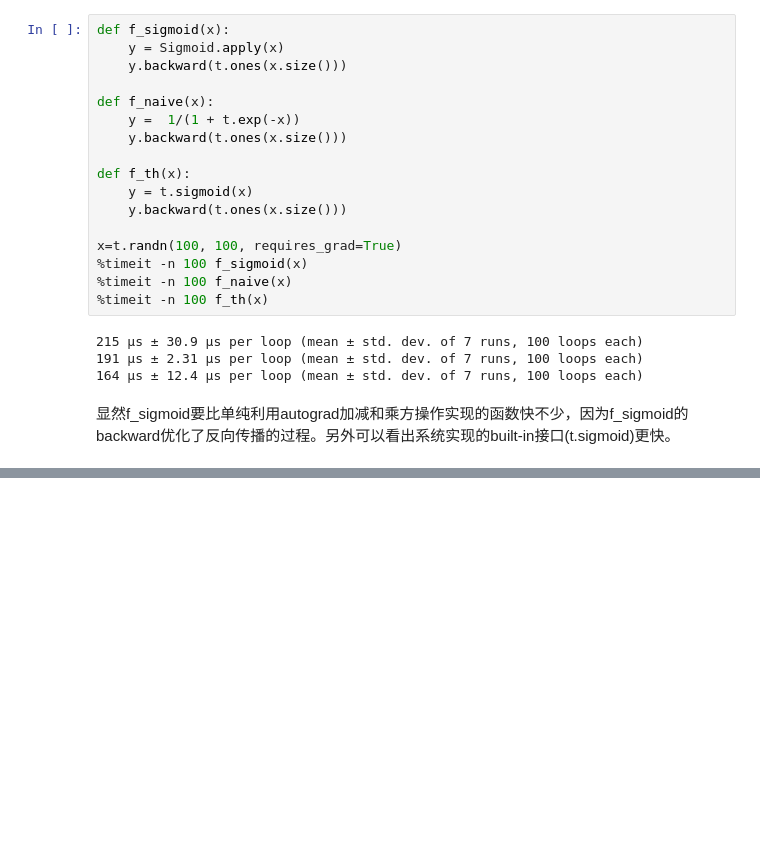
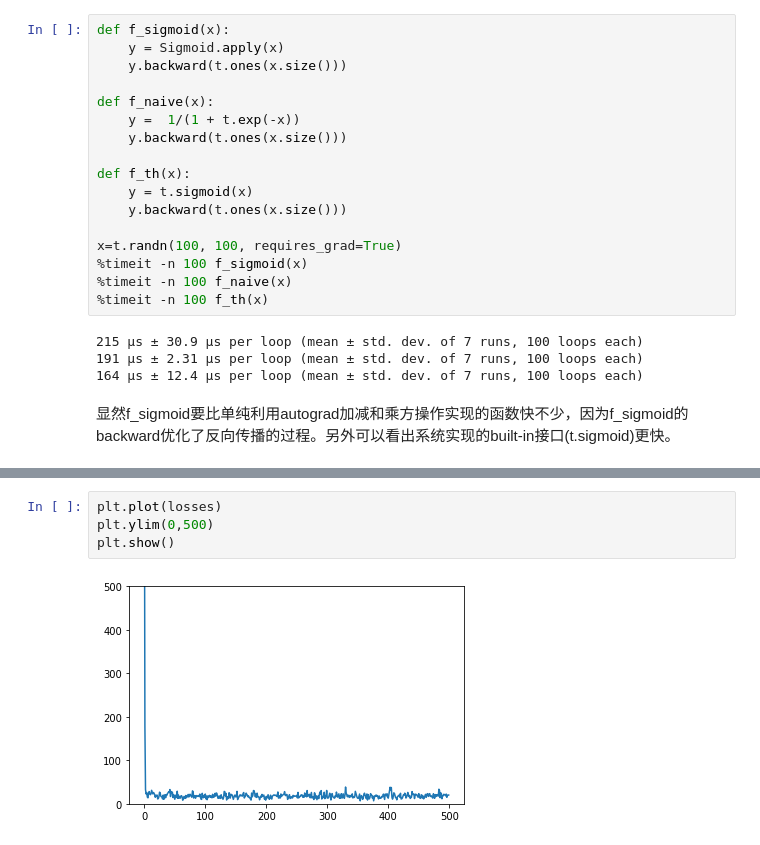
Before and after one commit to 2226171237/pytorch_study, a Jupyter notebook: chapter2_2_autograd.ipynb, the cells around one changed output, grey strips where cells are left out. Saved outputs shown, nothing was run; the diff lists cells and outputs as text; blank space fills up the shorter version.

```diff
--- a/chapter2_2_autograd.ipynb
+++ b/chapter2_2_autograd.ipynb
@@ -573,0 +643,6 @@ x=t.randn(100, 100, requires_grad=True)
+# %%
+plt.plot(losses)
+plt.ylim(0,500)
+plt.show()
+# %% [output]
+[figure, added]
```
Also changed, not shown: parts of 6 cells of this notebook.
